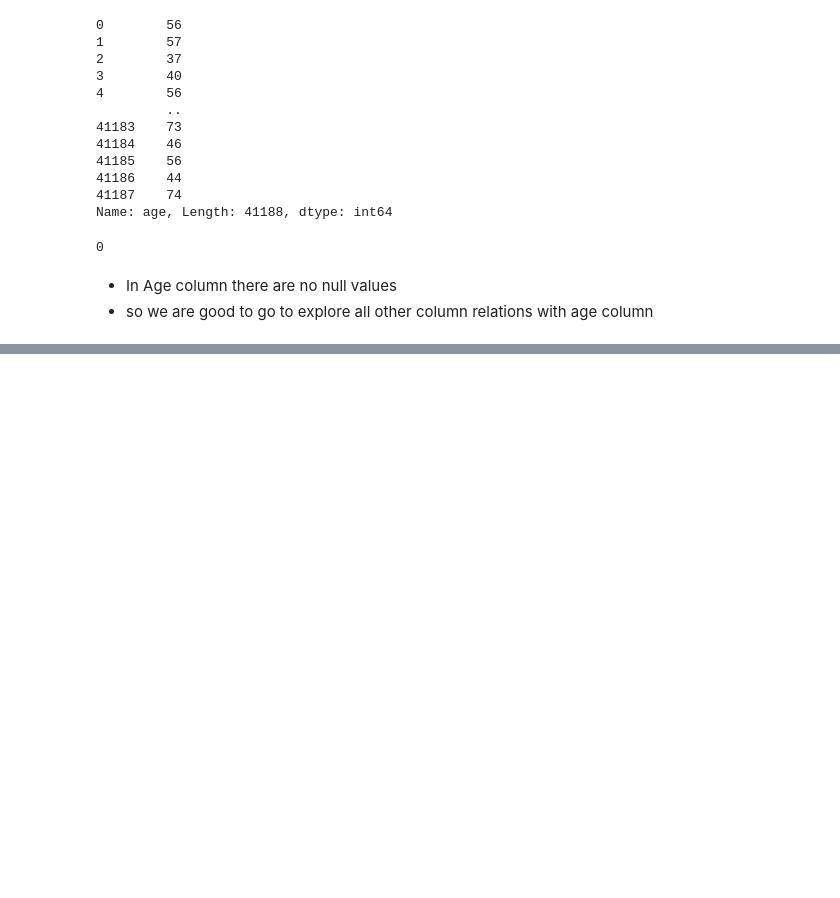
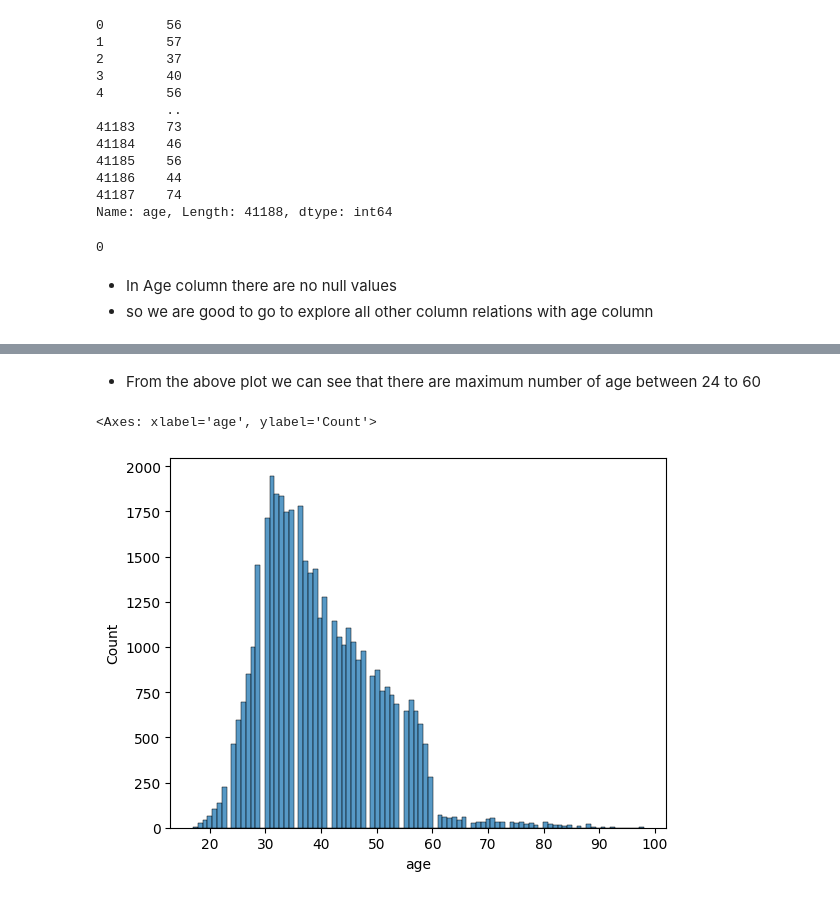
Before and after one commit to SudarshanIngole/Batch-18-2024, a Jupyter notebook: PRCP_Portuges.ipynb, the cells around one changed output, grey strips where cells are left out. Saved outputs shown, nothing was run; the diff lists cells and outputs as text; code cells hidden in the pictures; blank space fills up the shorter version.

```diff
--- a/PRCP_Portuges.ipynb
+++ b/PRCP_Portuges.ipynb
@@ -168,0 +192,7 @@ sns.countplot('age')
+# %% [markdown]
+* From the above plot we can see that there are maximum number of age between 24 to 60
+# %%
+sns.histplot(x='age', data=data)
+# %% [output]
+<Axes: xlabel='age', ylabel='Count'>
+[figure, added]
```
Also changed, not shown: parts of 17 cells of this notebook.
